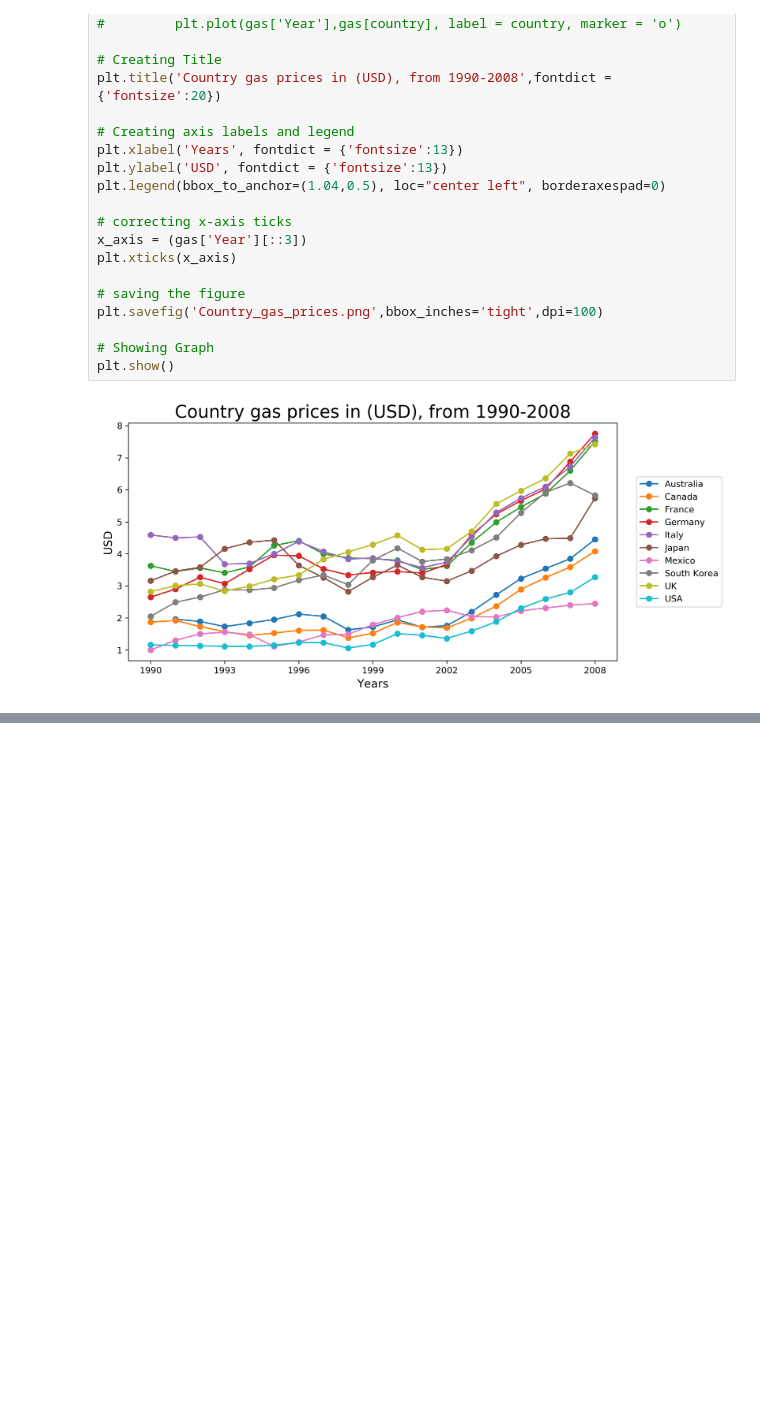
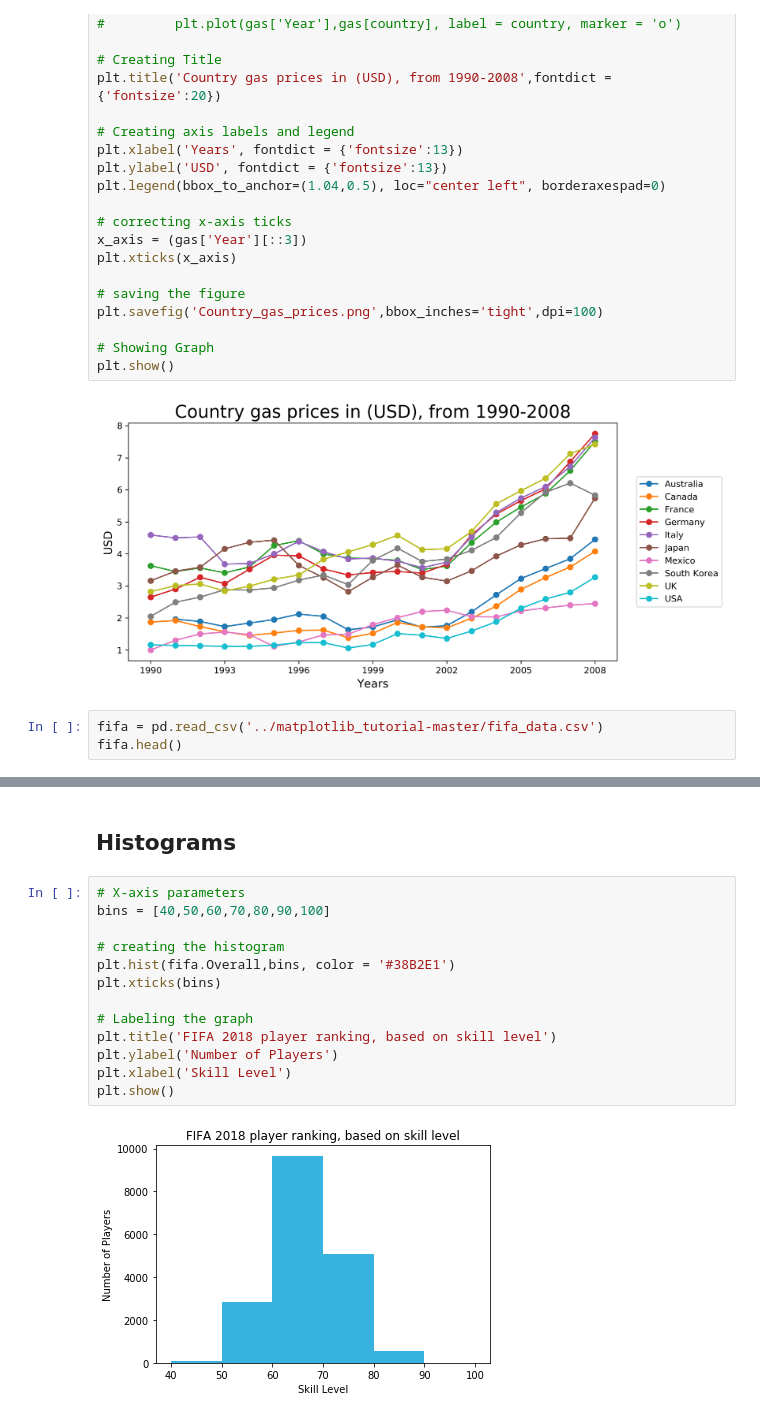
Before and after one commit to AndyHenry93/DataEngineer_Real_World_Visualization-, a Jupyter notebook: Real_World_Visualization .ipynb, the cells around one changed output, grey strips where cells are left out. Saved outputs shown, nothing was run; the diff lists cells and outputs as text; blank space fills up the shorter version.

```diff
--- a/Real_World_Visualization .ipynb
+++ b/Real_World_Visualization .ipynb
@@ -78,3 +78,6 @@ plt.savefig('Country_gas_prices.png',bbox_inches='tight',dpi=100)
 plt.show()
 # %% [output]
 [figure]
+# %%
+fifa = pd.read_csv('../matplotlib_tutorial-master/fifa_data.csv')
+fifa.head()
@@ -80,0 +92,17 @@ plt.show()
+# %% [markdown]
+## Histograms
+# %%
+# X-axis parameters
+bins = [40,50,60,70,80,90,100]
+
+# creating the histogram
+plt.hist(fifa.Overall,bins, color = '#38B2E1')
+plt.xticks(bins)
+
+# Labeling the graph
+plt.title('FIFA 2018 player ranking, based on skill level')
+plt.ylabel('Number of Players')
+plt.xlabel('Skill Level')
+plt.show()
+# %% [output]
+[figure, added]
```
Also changed, not shown: parts of 7 cells of this notebook.
